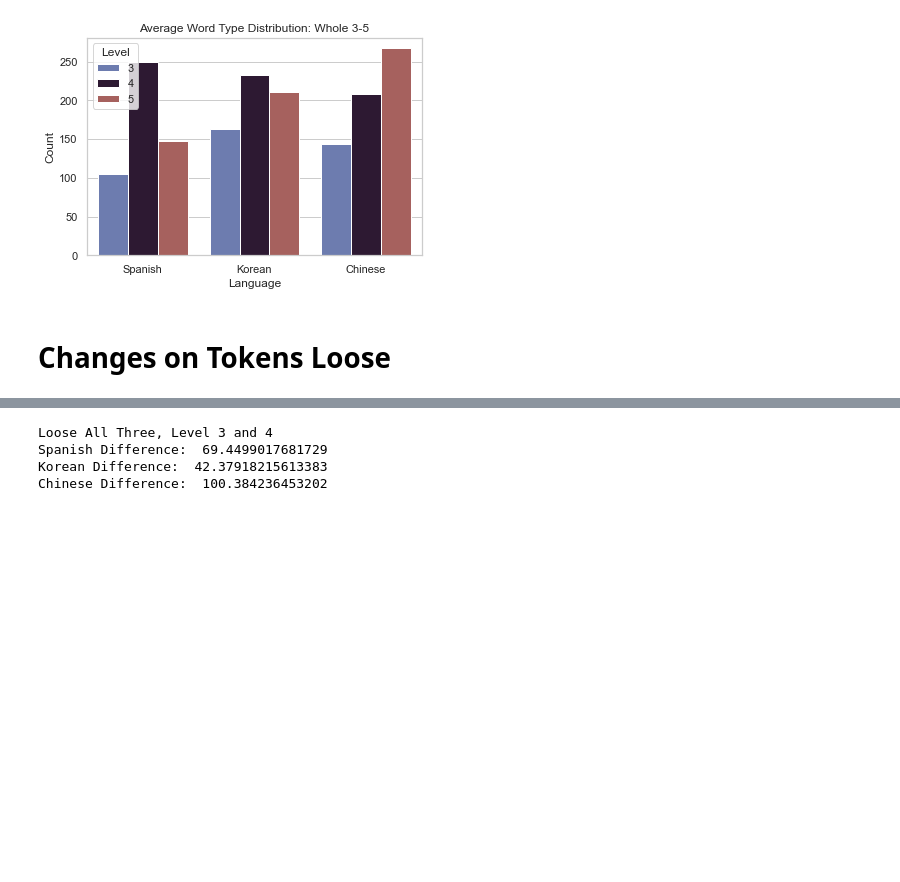
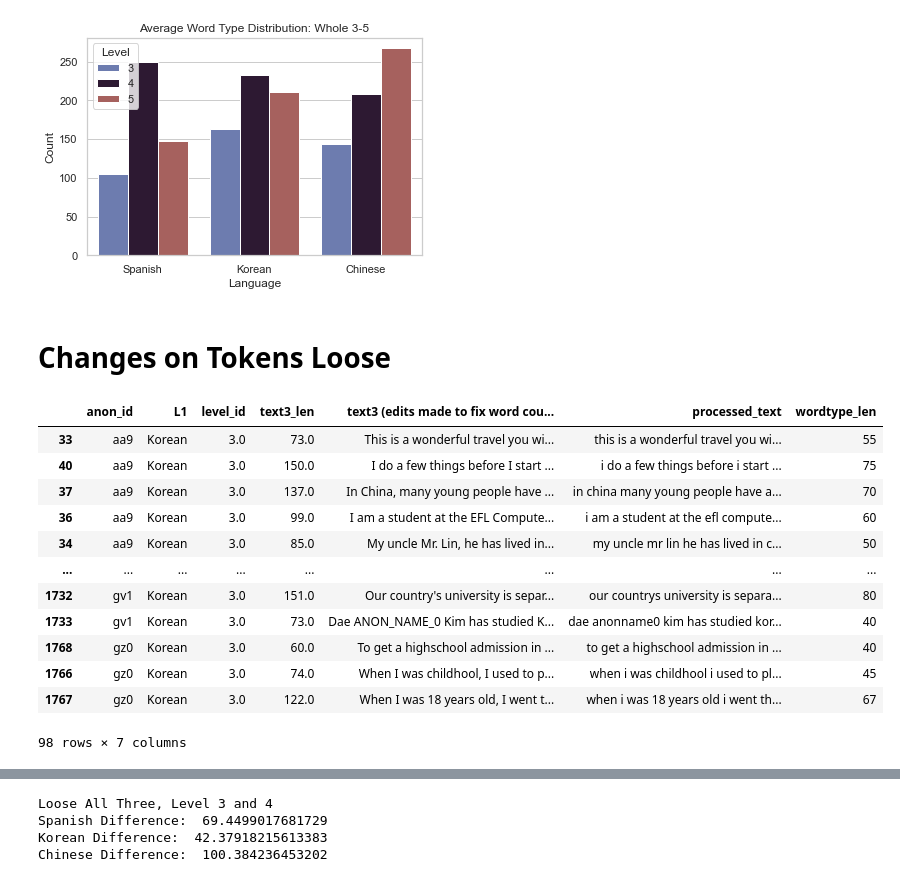
Before and after one commit to mencer456/LRDC-Research, a Jupyter notebook: Lexical-Richness.ipynb, the cells around one changed output, grey strips where cells are left out. Drawn from its saved outputs; the diff is of its cells as text; code cells hidden in the pictures; blank space fills up the shorter version.

```diff
--- a/Lexical-Richness.ipynb
+++ b/Lexical-Richness.ipynb
@@ -362,7 +362,7 @@ textcount_loose['wordtype_len']=pd.NaT
 words=[]
 for text in textcount_loose['text3 (edits made to fix word counts)']:
     uwords=[]
-    text=text.replace('\n',' ')
+    text=str(text).replace('\n',' ')
     nopunc=text.translate(str.maketrans('','',string.punctuation))
     nopunc=nopunc.lower()
     textcount_loose.at[index,'processed_text']=nopunc
@@ -1555,3 +1555,20 @@ def tokenDiff(df,textlencol,lang, id_list,lvl1, lvl2):
     print("Spanish Difference: ",span*100)
     print("Korean Difference: ",kor*100)
     print("Chinese Difference: ",chin*100)
+# %%
+korloose3=textsort_loose.query('level_id==3 and L1=="Korean"')
+korloose3
+# %% [output]
+|  | anon_id | L1 | level_id | text3_len | text3 (edits made to fix word cou... | processed_text | wordtype_len |
+| 33 | aa9 | Korean | 3.0 | 73.0 | This is a wonderful travel you wi... | this is a wonderful travel you wi... | 55 |
+| 40 | aa9 | Korean | 3.0 | 150.0 | I do a few things before I start ... | i do a few things before i start ... | 75 |
+| 37 | aa9 | Korean | 3.0 | 137.0 | In China, many young people have ... | in china many young people have a... | 70 |
+| 36 | aa9 | Korean | 3.0 | 99.0 | I am a student at the EFL Compute... | i am a student at the efl compute... | 60 |
+| 34 | aa9 | Korean | 3.0 | 85.0 | My uncle Mr. Lin, he has lived in... | my uncle mr lin he has lived in c... | 50 |
+| ... | ... | ... | ... | ... | ... | ... | ... |
+| 1732 | gv1 | Korean | 3.0 | 151.0 | Our country's university is separ... | our countrys university is separa... | 80 |
+| 1733 | gv1 | Korean | 3.0 | 73.0 | Dae ANON_NAME_0 Kim has studied K... | dae anonname0 kim has studied kor... | 40 |
+| 1768 | gz0 | Korean | 3.0 | 60.0 | To get a highschool admission in ... | to get a highschool admission in ... | 40 |
+| 1766 | gz0 | Korean | 3.0 | 74.0 | When I was childhool, I used to p... | when i was childhool i used to pl... | 45 |
+| 1767 | gz0 | Korean | 3.0 | 122.0 | When I was 18 years old, I went t... | when i was 18 years old i went th... | 67 |
+98 rows × 7 columns
```
Also changed, not shown: parts of 22 cells of this notebook, 1 other file.
